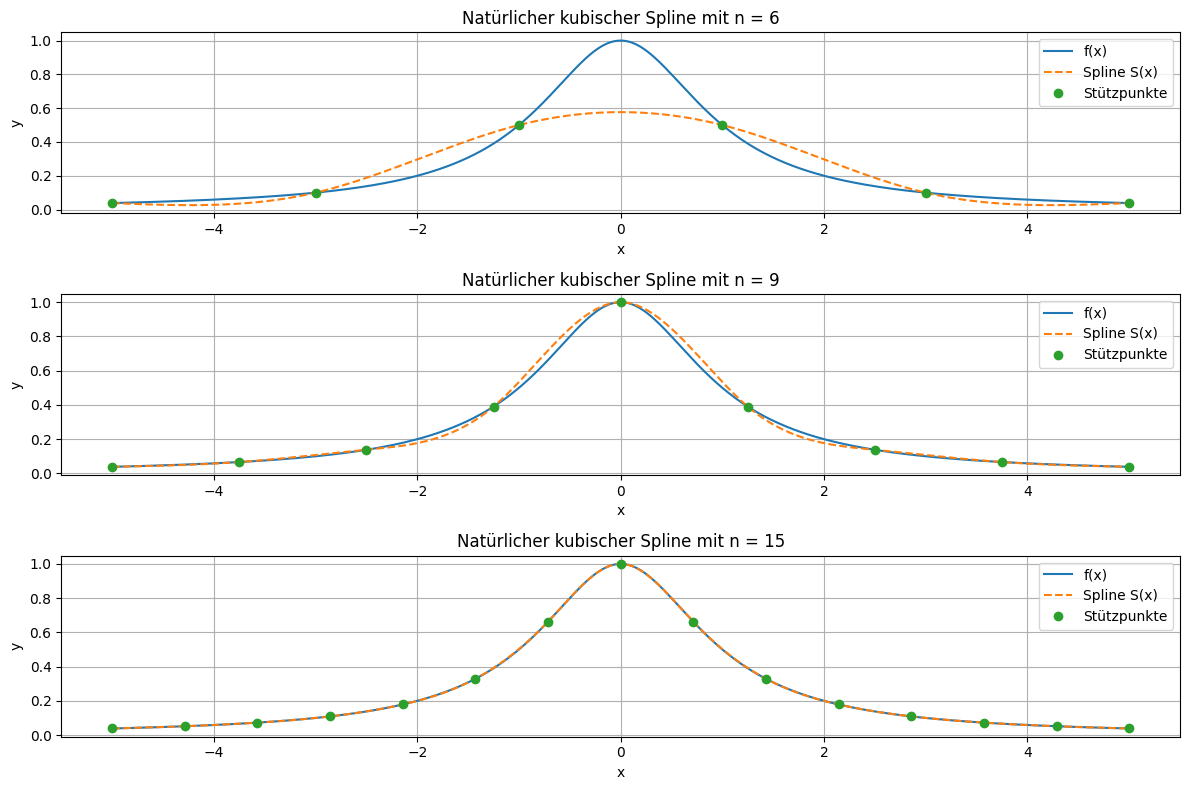
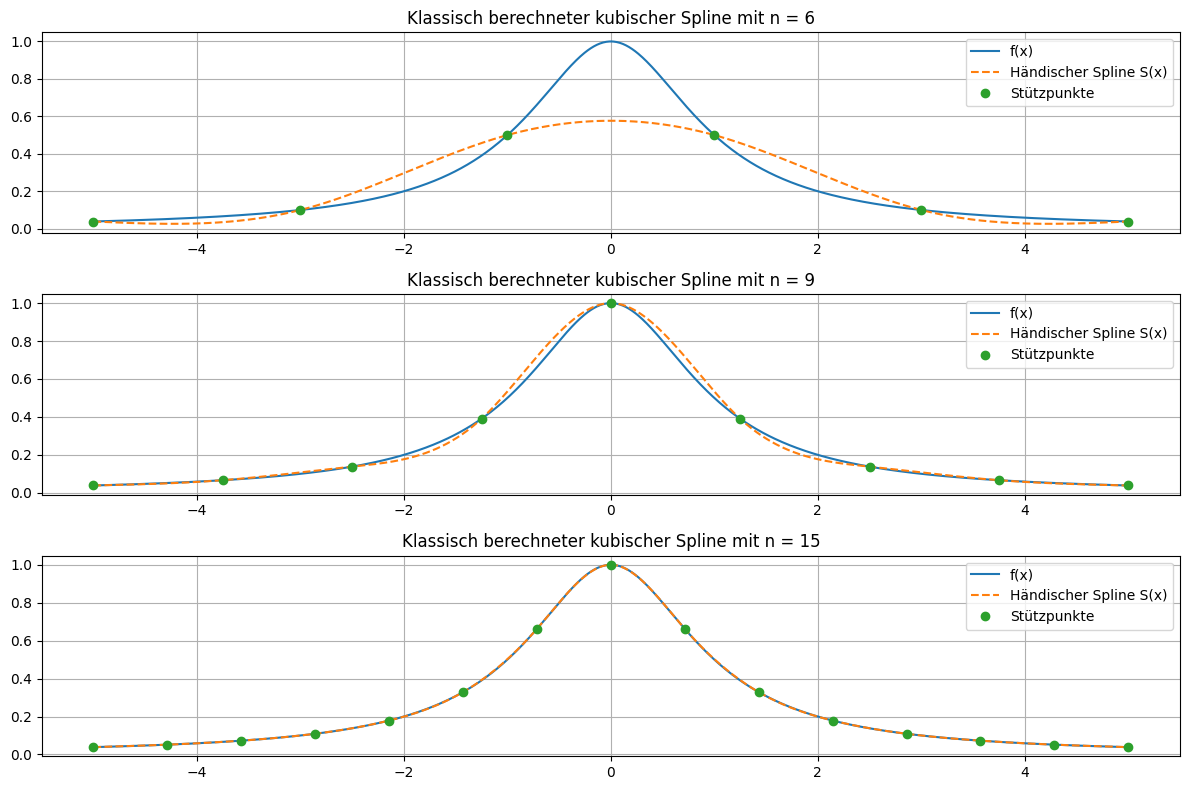
The change to this notebook cell's code, shown as a diff; its figure went from the first image to the second:
--- before
+++ after
@@ -1,40 +1,69 @@
-
 import numpy as np
 import matplotlib.pyplot as plt
-from scipy.interpolate import CubicSpline
+from scipy.linalg import solve_banded
 
-# Funktion definieren
+
+#GEGEBENE FUNTION!
 def f(x):
     return 1 / (1 + x**2)
 
-# Werte für n
 n_values = [6, 9, 15]
-
-# Fein aufgelöste x-Werte für Plot
 x_fine = np.linspace(-5, 5, 1000)
 
 plt.figure(figsize=(12, 8))
 
-for i, n in enumerate(n_values, 1):
 
-    # äquidistante Punkte
+
+
+for idx, n in enumerate(n_values, 1):
+    # 1. Stützpunkte definieren (n Punkte -> n-1 Intervalle)
     x = np.linspace(-5, 5, n)
     y = f(x)
-
-    # natürlicher kubischer Spline
-    spline = CubicSpline(x, y, bc_type='natural')
-
-    # Splinewerte
-    y_spline = spline(x_fine)
+    h = x[1] - x[0] # Äquidistanter Abstand
+    
+    # 2. Gleichungssystem für die inneren Momente aufbauen (N = n-2 innere Punkte)
+    N_innere = n - 2
+    
+    # Tridiagonalmatrix für solve_banded (Zeile 0: oben, Zeile 1: Mitte, Zeile 2: unten)
+    ab = np.zeros((3, N_innere))
+    ab[0, 1:]  = 1.0   # Obere Nebendiagonale
+    ab[1, :]   = 4.0   # Hauptdiagonale (laut Skript steht hier eine 4)
+    ab[2, :-1] = 1.0   # Untere Nebendiagonale
+    
+    # 3. Rechte Seite 'b' berechnen (zentrale Differenzen der Funktionswerte)
+    # y[2:] entspricht y_(i+1), y[1:-1] entspricht y_i, y[:-2] entspricht y_(i-1)
+    b = (6.0 / h**2) * (y[2:] - 2 * y[1:-1] + y[:-2])
+    
+    # 4. System lösen, um die inneren Momente zu erhalten
+    m_innere = solve_banded((1, 1), ab, b)
+    
+    # 5. Gesamten Momentenvektor inklusive der natürlichen Ränder (m_0 = m_(n-1) = 0) zusammensetzen
+    m = np.zeros(n)
+    m[1:-1] = m_innere
+    
+    # 6. Auswertung auf dem feinen Gitter (händische Spline-Auswertung nach Vorlesungsformel)
+    y_spline = np.zeros_like(x_fine)
+    for k in range(n - 1):
+        # Maske für das aktuelle Intervall [x[k], x[k+1]]
+        mask = (x_fine >= x[k]) & (x_fine <= x[k+1])
+        if k == n - 2: # Für den allerletzten Punkt den Rand inkludieren
+            mask = (x_fine >= x[k]) & (x_fine <= x[k+1] + 1e-5)
+            
+        xf_sub = x_fine[mask]
+        
+        # Die Auswertungsformel für das Intervall k aus dem Skript:
+        A = (m[k] / (6 * h)) * (x[k+1] - xf_sub)**3
+        B = (m[k+1] / (6 * h)) * (xf_sub - x[k])**3
+        C = (y[k] / h - (h * m[k]) / 6) * (x[k+1] - xf_sub)
+        D = (y[k+1] / h - (h * m[k+1]) / 6) * (xf_sub - x[k])
+        
+        y_spline[mask] = A + B + C + D
 
     # Plot
-    plt.subplot(3, 1, i)
+    plt.subplot(3, 1, idx)
     plt.plot(x_fine, f(x_fine), label='f(x)')
-    plt.plot(x_fine, y_spline, '--', label='Spline S(x)')
+    plt.plot(x_fine, y_spline, '--', label='Händischer Spline S(x)')
     plt.plot(x, y, 'o', label='Stützpunkte')
-
-    plt.title(f'Natürlicher kubischer Spline mit n = {n}')
-    plt.xlabel('x')
-    plt.ylabel('y')
+    plt.title(f'Klassisch berechneter kubischer Spline mit n = {n}')
     plt.grid(True)
     plt.legend()

Commit: total refactor W14